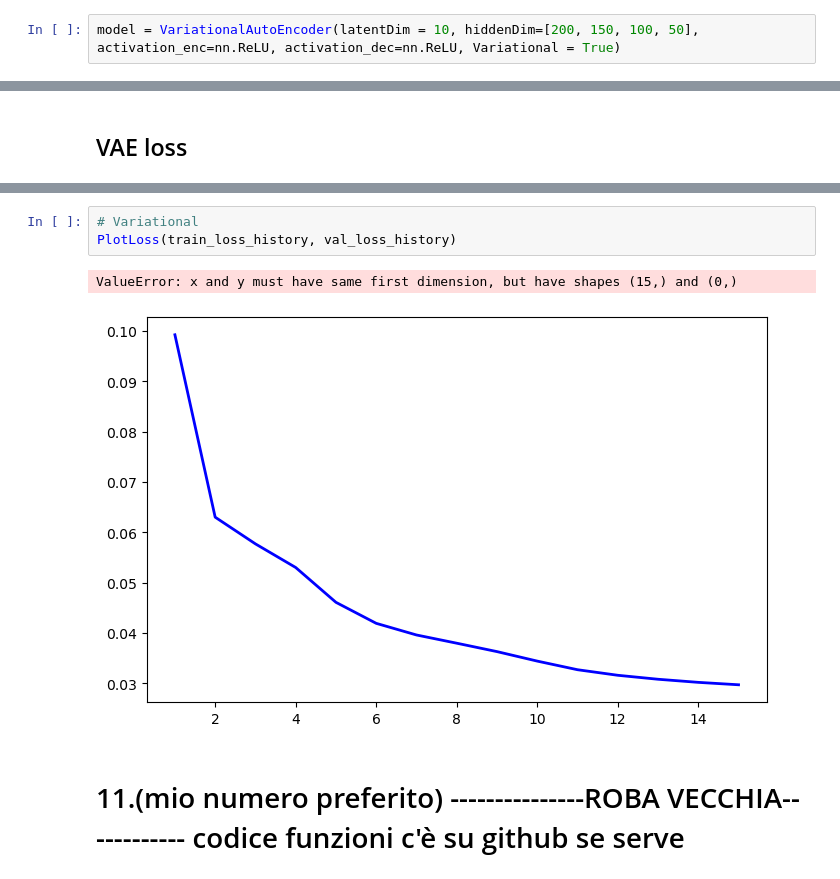
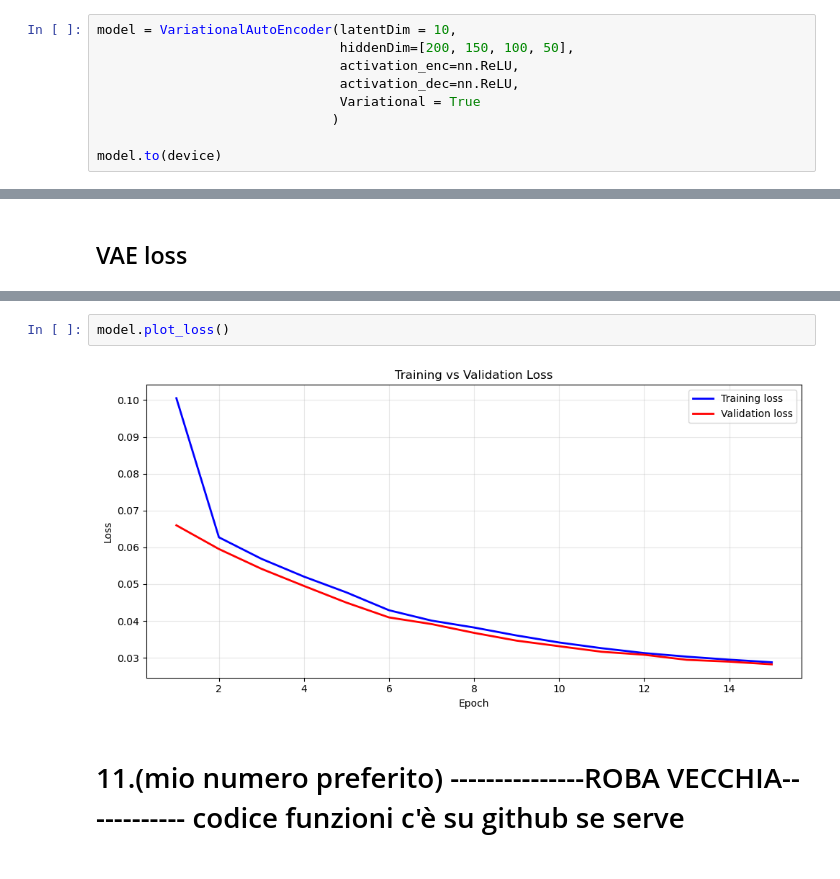
Before and after one commit to FrancescoLR02/InformationTheoryProject, a Jupyter notebook: main.ipynb, the cells around one changed output, grey strips where cells are left out. Saved outputs shown, nothing was run; the diff lists cells and outputs as text.

```diff
--- a/main.ipynb
+++ b/main.ipynb
@@ -340,4 +359,11 @@ TEST BATCH SHAPE
 # %% [markdown]
 ## Set up model - RELU -
 # %%
-model = VariationalAutoEncoder(latentDim = 10, hiddenDim=[200, 150, 100, 50], activation_enc=nn.ReLU, activation_dec=nn.ReLU, Variational = True)
+model = VariationalAutoEncoder(latentDim = 10,
+                               hiddenDim=[200, 150, 100, 50],
+                               activation_enc=nn.ReLU,
+                               activation_dec=nn.ReLU,
+                               Variational = True
+                              )
+
+model.to(device)
@@ -990,9 +946,7 @@ def PlotLoss(train_loss_history, val_loss_history):
 # %%
-# Variational
-PlotLoss(train_loss_history, val_loss_history)
+model.plot_loss()
 # %% [output]
-ValueError: x and y must have same first dimension, but have shapes (15,) and (0,)
-[figure, old version]
+[figure, new version]
 # %% [markdown]
 # 11.(mio numero preferito) ---------------ROBA VECCHIA------------ codice funzioni c'è su github se serve
 # %%
```
Also changed, not shown: parts of 31 cells of this notebook, 1 other file.
